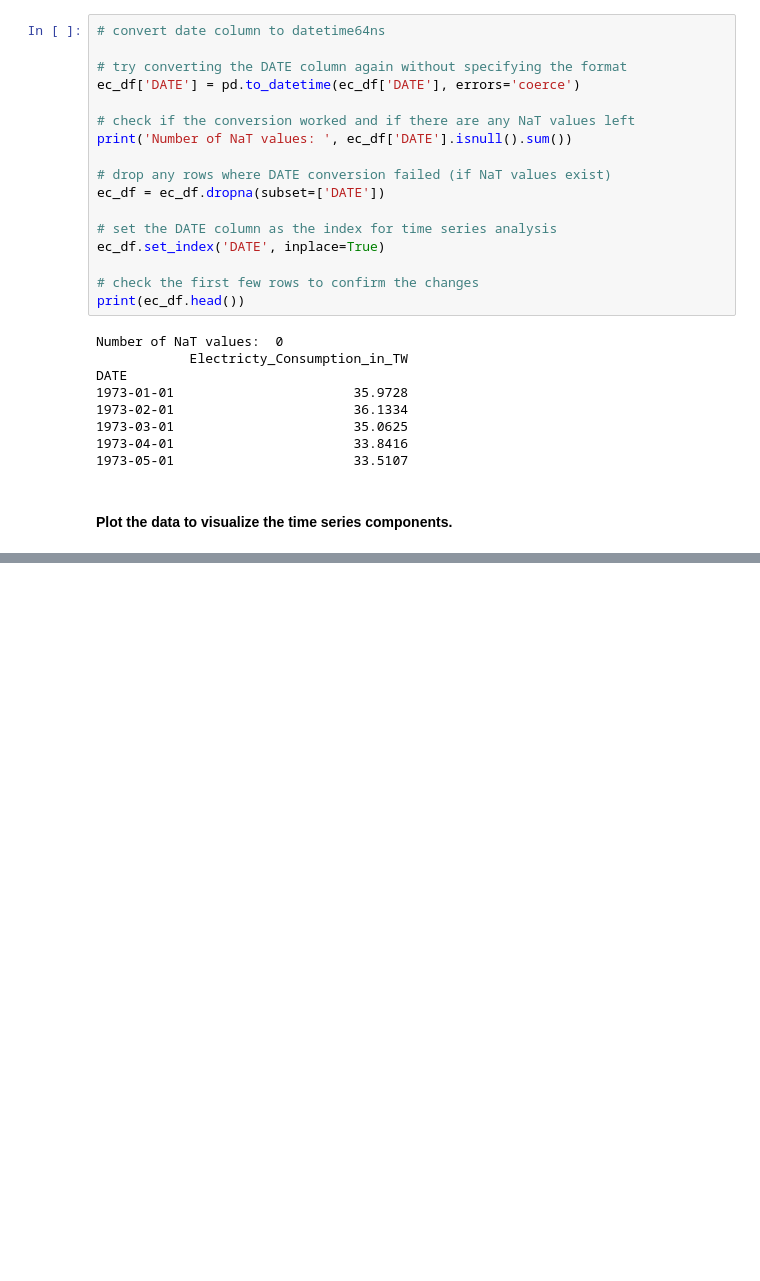
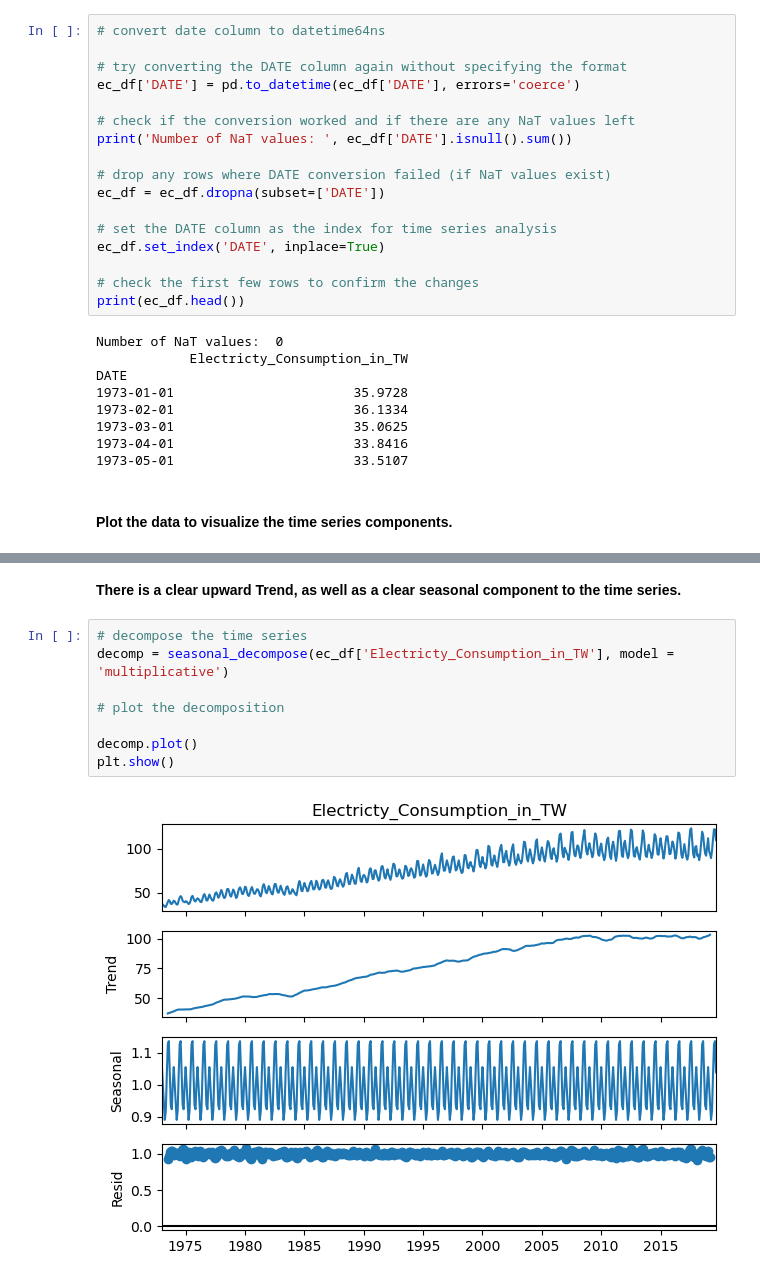
Before and after one commit to moraditya/electricity-demand-projection-SARIMA, a Jupyter notebook: model/electricty-demand-SARIMA.ipynb, the cells around one changed output, grey strips where cells are left out. Cells and saved outputs as stored; diff of their text form; blank space fills up the shorter version.

```diff
--- a/model/electricty-demand-SARIMA.ipynb
+++ b/model/electricty-demand-SARIMA.ipynb
@@ -73,0 +85,12 @@ DATE
+# %% [markdown]
+**There is a clear upward Trend, as well as a clear seasonal component to the time series.**
+# %%
+# decompose the time series
+decomp = seasonal_decompose(ec_df['Electricty_Consumption_in_TW'], model = 'multiplicative')
+
+# plot the decomposition
+
+decomp.plot()
+plt.show()
+# %% [output]
+[figure, added]
```
Also changed, not shown: parts of 5 cells of this notebook.
